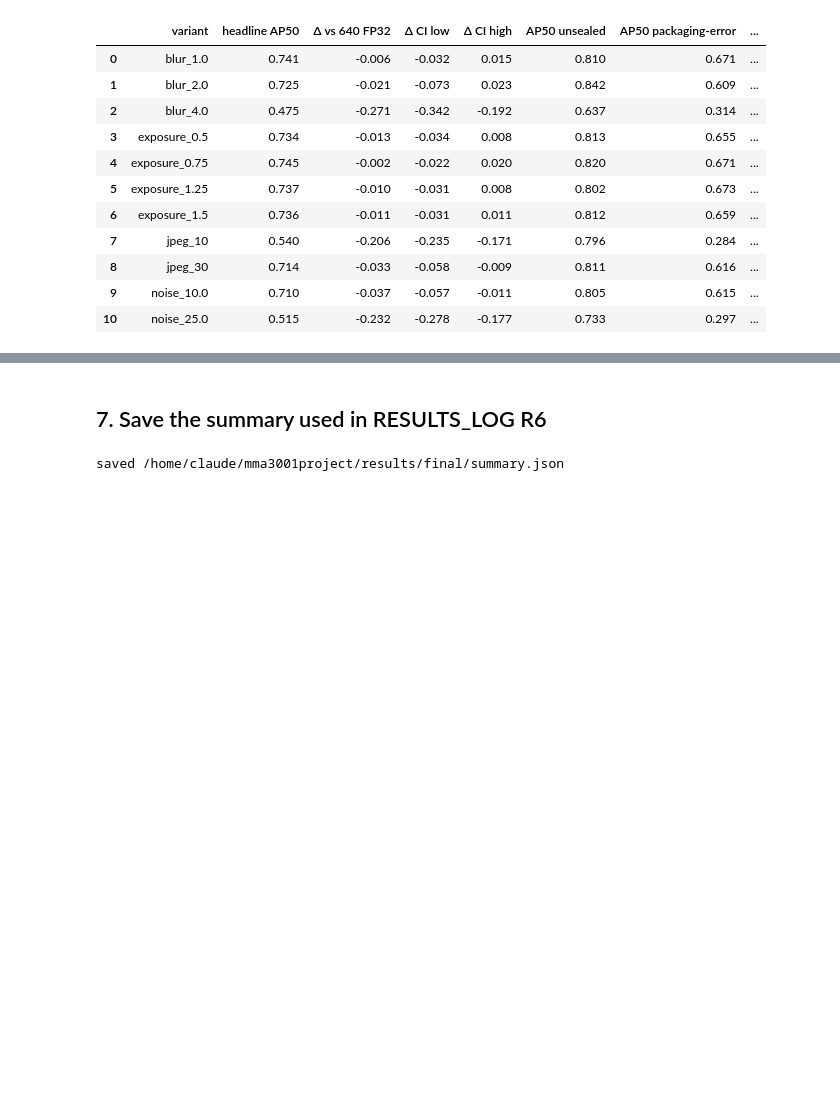
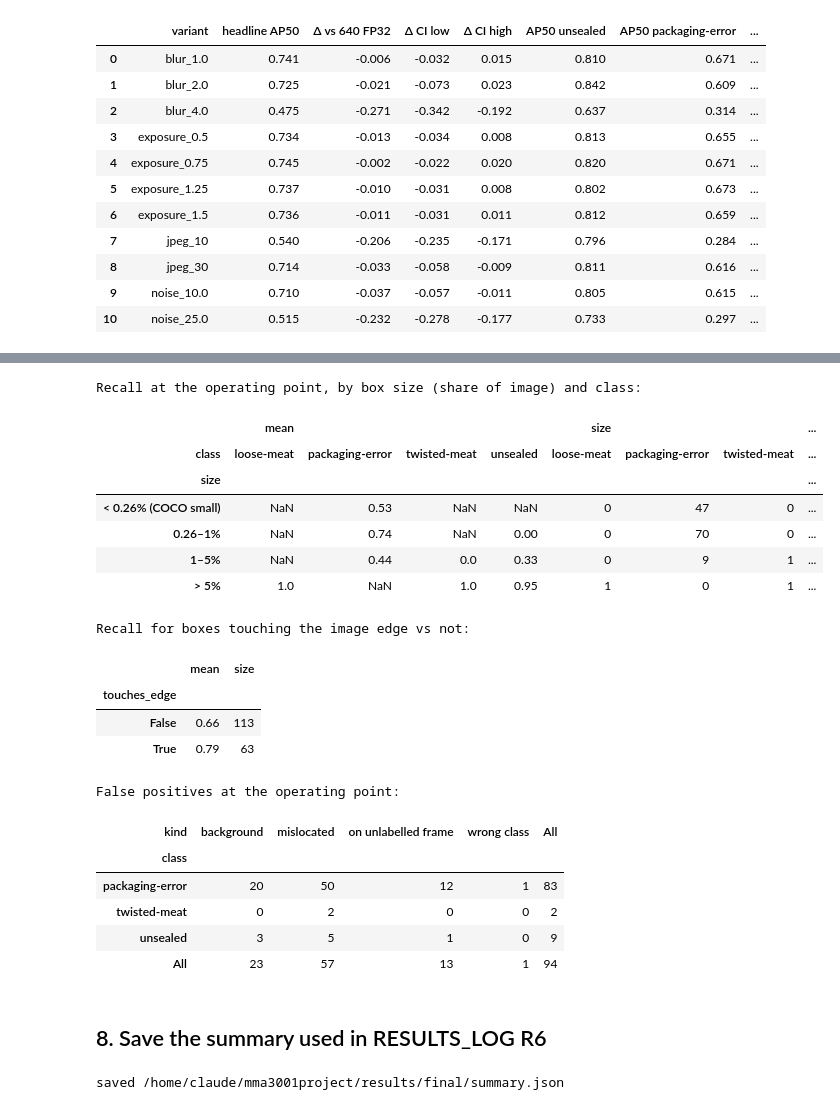
Before and after one commit to Hudson11111/MMA3001Project, a Jupyter notebook: notebooks/06_final_analysis.ipynb, the cells around one changed output, grey strips where cells are left out. Drawn from its saved outputs; the diff is of its cells as text; code cells hidden in the pictures; blank space fills up the shorter version.

```diff
--- a/notebooks/06_final_analysis.ipynb
+++ b/notebooks/06_final_analysis.ipynb
@@ -389,5 +397,58 @@ fig.tight_layout(); fig.savefig(FIG / "06_robustness.png", dpi=150); plt.show()
+# %%
+from porkqc.metrics.iou import box_iou
+from porkqc.predictions import gt_arrays
+T_OP = cfg["t_fail"]
+pb = {e["file"]: e for e in tp["images"]}
+gt_rows, fp_rows = [], []
+for g in gt_test["images"]:
+    gc, gb = gt_arrays(g); pc, ps, pbx = pred_arrays(pb[g["file"]]); keep = ps >= T_OP
+    pc, ps, pbx = pc[keep], ps[keep], pbx[keep]
+    iou = box_iou(gb, pbx) if len(gb) and len(pbx) else np.zeros((len(gb), len(pbx)))
+    area = (gb[:, 2] - gb[:, 0]) * (gb[:, 3] - gb[:, 1]) / (g["width"] * g["height"]) if len(gb) else np.zeros(0)
+    for j in range(len(gb)):
+        hit = bool(np.any((iou[j] >= 0.5) & (pc == gc[j])))
+        cx = (gb[j, 0] + gb[j, 2]) / 2 / g["width"]; cy = (gb[j, 1] + gb[j, 3]) / 2 / g["height"]
+        gt_rows.append({"class": CLASS_NAMES[gc[j]], "area_pct": 100 * area[j], "found": hit,
+                        "touches_edge": bool(gb[j, 0] < 3 or gb[j, 1] < 3 or gb[j, 2] > g["width"] - 3 or gb[j, 3] > g["height"] - 3)})
+    for i in range(len(pbx)):
+        col = iou[:, i] if len(gb) else np.zeros(0)
+        same = col[gc == pc[i]] if len(gb) else np.zeros(0)
+        if same.size and same.max() >= 0.5:
+            continue
+        kind = ("wrong class" if (col.size and np.any((col >= 0.5) & (gc != pc[i]))) else
+                "mislocated" if (same.size and same.max() >= 0.1) else
+                "on unlabelled frame" if len(gb) == 0 else "background")
+        fp_rows.append({"class": CLASS_NAMES[pc[i]], "kind": kind, "conf": ps[i]})
+gtd, fpd = pd.DataFrame(gt_rows), pd.DataFrame(fp_rows)
+gtd["size"] = pd.cut(gtd.area_pct, [0, 0.26, 1, 5, 100], labels=["< 0.26% (COCO small)", "0.26–1%", "1–5%", "> 5%"])
+recall_size = gtd.pivot_table(index="size", columns="class", values="found", aggfunc=["mean", "size"], observed=False).round(2)
+print("Recall at the operating point, by box size (share of image) and class:"); display(recall_size)
+print("Recall for boxes touching the image edge vs not:"); display(gtd.groupby("touches_edge").found.agg(["mean", "size"]).round(2))
+print("False positives at the operating point:"); display(pd.crosstab(fpd["class"], fpd.kind, margins=True))
+recall_size.to_csv(OUT / "failure_recall_by_size.csv"); fpd.to_csv(OUT / "failure_false_positives.csv", index=False)
+# %% [output]
+Recall at the operating point, by box size (share of image) and class:
+|  | mean |  |  |  | size |  |  | ... |
+| class | loose-meat | packaging-error | twisted-meat | unsealed | loose-meat | packaging-error | twisted-meat | ... |
+| size |  |  |  |  |  |  |  | ... |
+| < 0.26% (COCO small) | NaN | 0.53 | NaN | NaN | 0 | 47 | 0 | ... |
+| 0.26–1% | NaN | 0.74 | NaN | 0.00 | 0 | 70 | 0 | ... |
+| 1–5% | NaN | 0.44 | 0.0 | 0.33 | 0 | 9 | 1 | ... |
+| > 5% | 1.0 | NaN | 1.0 | 0.95 | 1 | 0 | 1 | ... |
+Recall for boxes touching the image edge vs not:
+|  | mean | size |
+| touches_edge |  |  |
+| False | 0.66 | 113 |
+| True | 0.79 | 63 |
+False positives at the operating point:
+| kind | background | mislocated | on unlabelled frame | wrong class | All |
+| class |  |  |  |  |  |
+| packaging-error | 20 | 50 | 12 | 1 | 83 |
+| twisted-meat | 0 | 2 | 0 | 0 | 2 |
+| unsealed | 3 | 5 | 1 | 0 | 9 |
+| All | 23 | 57 | 13 | 1 | 94 |
 # %% [markdown]
-## 7. Save the summary used in RESULTS_LOG R6
+## 8. Save the summary used in RESULTS_LOG R6
 # %%
 summary = {"test_vs_valid": json.loads(pd.read_csv(OUT / "test_vs_valid.csv").to_json(orient="records")),
            "decision": json.loads(dec[cols].reset_index().to_json(orient="records")),
```
Also changed, not shown: parts of 5 cells of this notebook, 29 other files.
